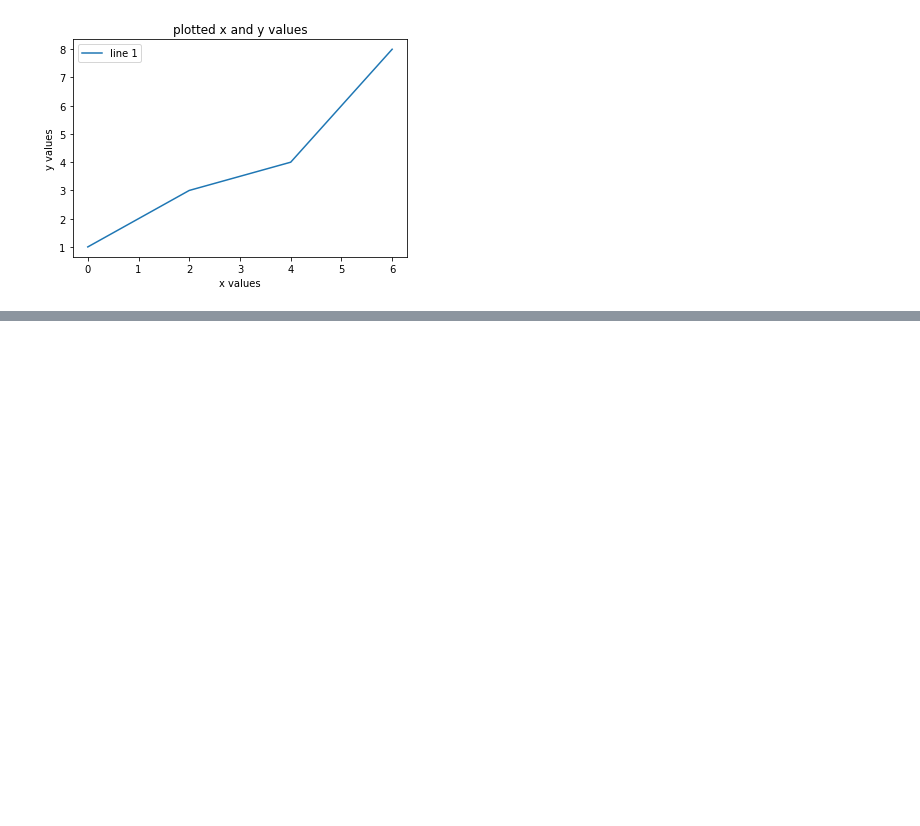
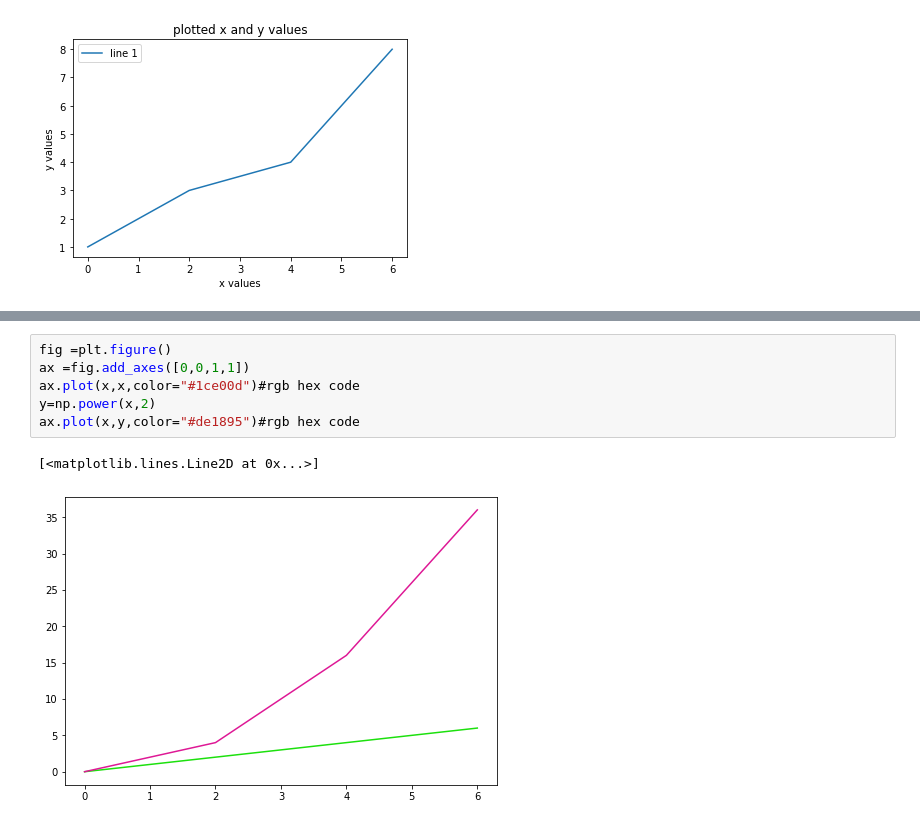
Before and after one commit to PasinduUkwatta/Reinforcement-Learning, a Jupyter notebook: RL_Matplotlib (1).ipynb, the cells around one changed output, grey strips where cells are left out. Cells and saved outputs as stored; diff of their text form; blank space fills up the shorter version.

```diff
--- a/RL_Matplotlib (1).ipynb
+++ b/RL_Matplotlib (1).ipynb
@@ -104,0 +111,9 @@ plt.show()
+# %%
+fig =plt.figure()
+ax =fig.add_axes([0,0,1,1])
+ax.plot(x,x,color="#1ce00d")#rgb hex code
+y=np.power(x,2)
+ax.plot(x,y,color="#de1895")#rgb hex code
+# %% [output]
+[<matplotlib.lines.Line2D at 0x...>]
+[figure, added]
```
Also changed, not shown: parts of 9 cells of this notebook, 1 other file.
